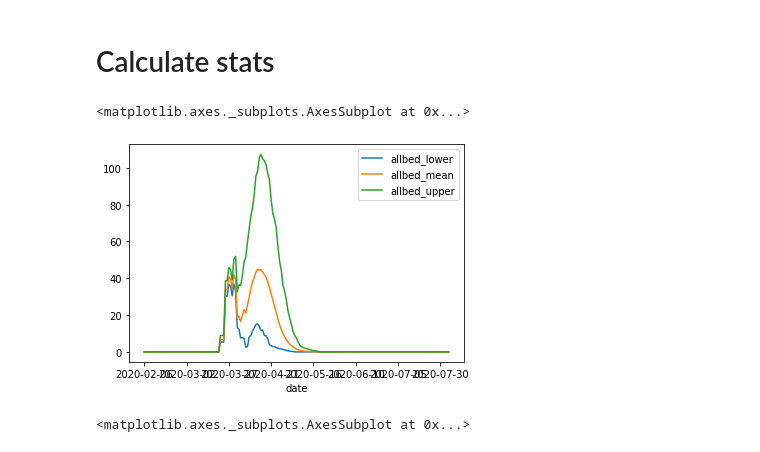
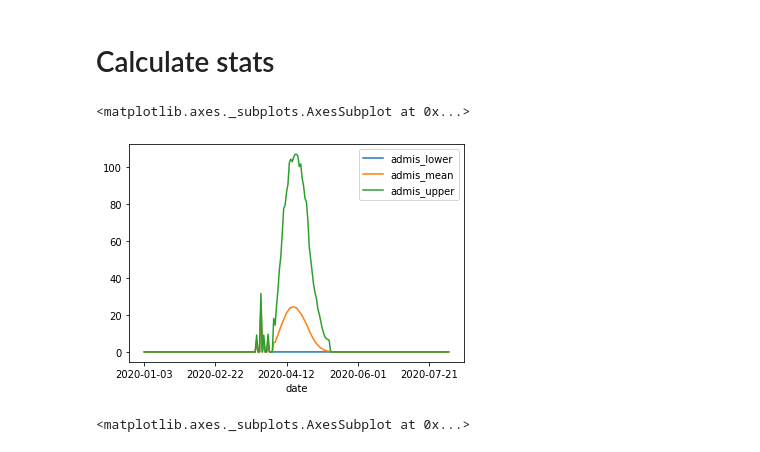
Before and after one commit to nicksilver/cov19-mod-comp, a Jupyter notebook: mod_explore.ipynb, the cells around one changed output. Drawn from its saved outputs; the diff is of its cells as text; code cells hidden in the pictures.

```diff
--- a/mod_explore.ipynb
+++ b/mod_explore.ipynb
@@ -59,8 +130,8 @@ ihme_ICUbed_max_lower, ihme_ICUbed_max_mean, ihme_ICUbed_max_upper = ihme_ICUbed
 # %%
-ihme_allbed.plot()
+ihme_admis.plot()
 # %% [output]
 <matplotlib.axes._subplots.AxesSubplot at 0x...>
-[figure, old version]
+[figure, new version]
 # %%
 ihme_deaths.plot()
 # %% [output]
```
Also changed, not shown: parts of 10 cells of this notebook.
